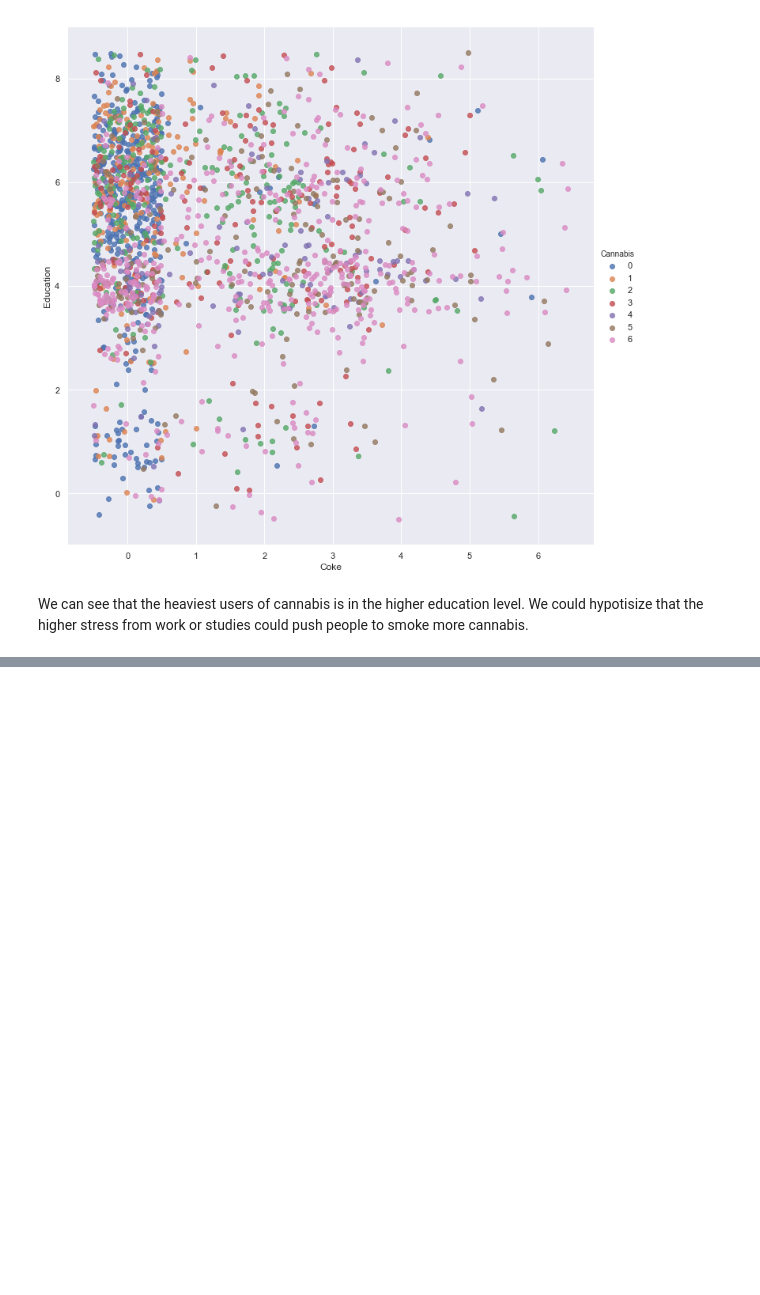
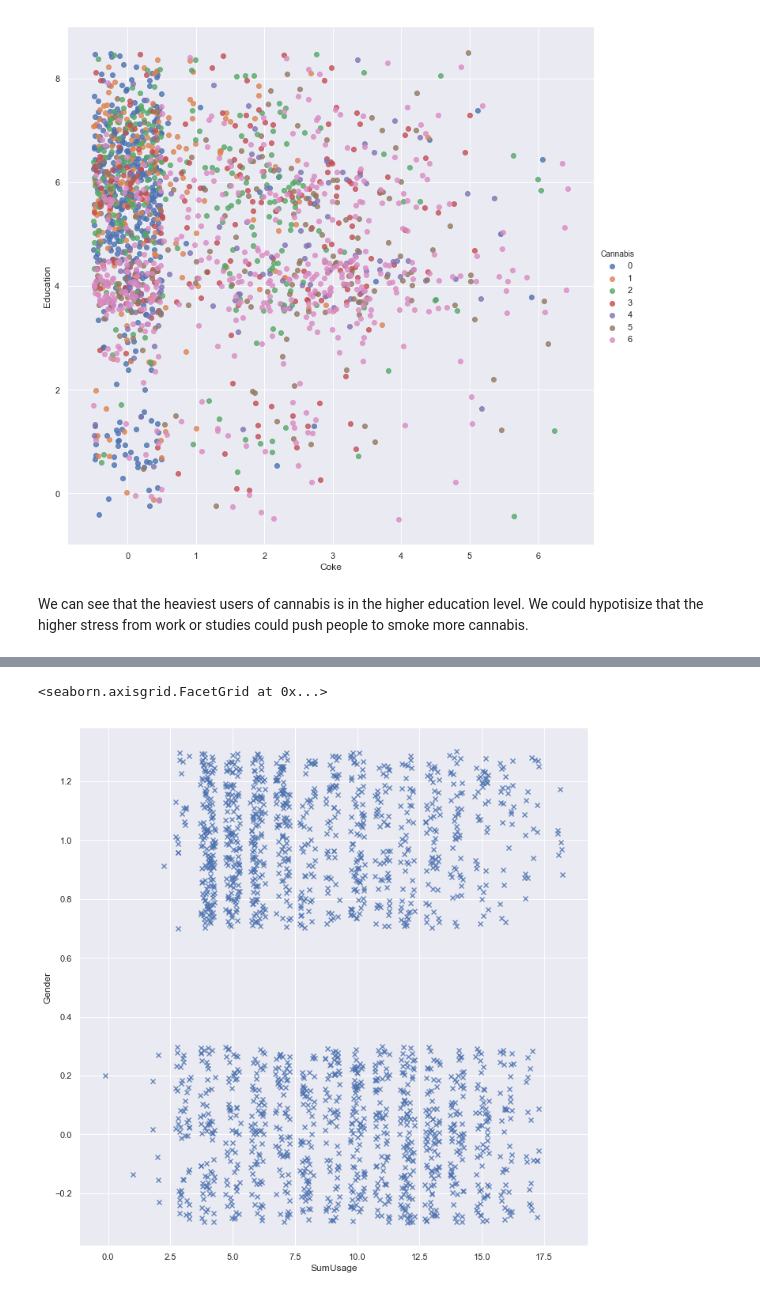
Before and after one commit to FearlessClock/PythonDataAnalyste, a Jupyter notebook: Drug consumption.ipynb, the cells around one changed output, grey strips where cells are left out. Drawn from its saved outputs; the diff is of its cells as text; code cells hidden in the pictures; blank space fills up the shorter version.

```diff
--- a/Drug consumption.ipynb
+++ b/Drug consumption.ipynb
@@ -720,0 +735,25 @@ educationFrame.plot(kind="kde",figsize=(10,10))
+# %%
+allOverDrugUsage = pd.concat([drugs.Ecstasy.apply(IsUser),
+                             drugs.Crack.apply(IsUser),
+                             drugs.VSA.apply(IsUser),
+                             drugs.Nicotine.apply(IsUser),
+                             drugs.Mushrooms.apply(IsUser),
+                             drugs.Meth.apply(IsUser),
+                             drugs.LSD.apply(IsUser),
+                             drugs.Ketamine.apply(IsUser),
+                             drugs.Heroin.apply(IsUser),
+                             drugs.Coke.apply(IsUser),
+                             drugs.Choc.apply(IsUser),
+                             drugs.Cannabis.apply(IsUser),
+                             drugs.Caff.apply(IsUser),
+                             drugs.Benzos.apply(IsUser),
+                             drugs.Amyl.apply(IsUser),
+                             drugs.Amphet.apply(IsUser),
+                             drugs.Alcohol.apply(IsUser),
+                             drugs.Gender.apply(SetGenderToInt),
+                             drugs.Education.apply(SetEducationToInt)], axis=1)
+allOverDrugUsage["SumUsage"] = allOverDrugUsage.sum(axis=1)
+
+allOverDrugUsage["SumUsage"] = allOverDrugUsage["SumUsage"].astype("int64")
+allOverDrugUsage["Gender"] = allOverDrugUsage["Gender"].astype("int64")
+allOverDrugUsage.sample(10)
@@ -720,0 +772,5 @@ educationFrame.plot(kind="kde",figsize=(10,10))
+# %%
+sns.lmplot( y="Gender", x="SumUsage", data=allOverDrugUsage, fit_reg=False, markers='x', legend=True, x_jitter=0.3, y_jitter=0.3, height=10)
+# %% [output]
+<seaborn.axisgrid.FacetGrid at 0x...>
+[figure, added]
```
Also changed, not shown: parts of 6 cells of this notebook.
